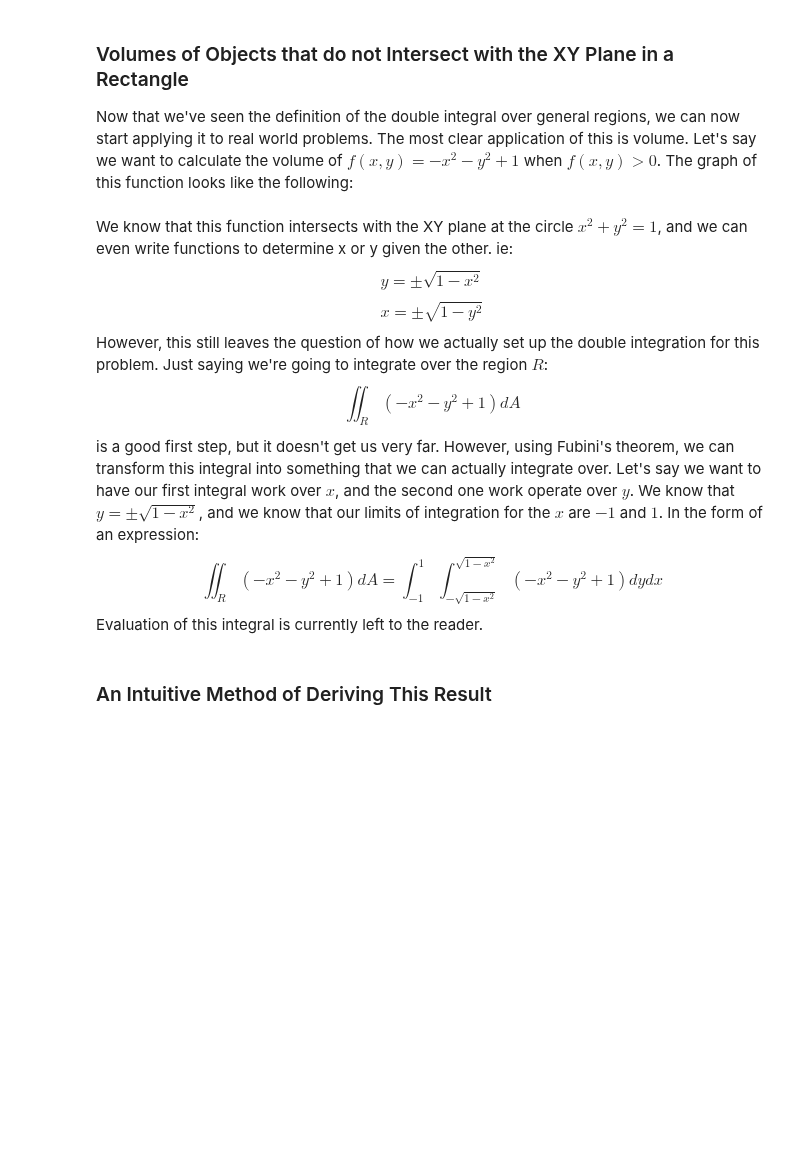
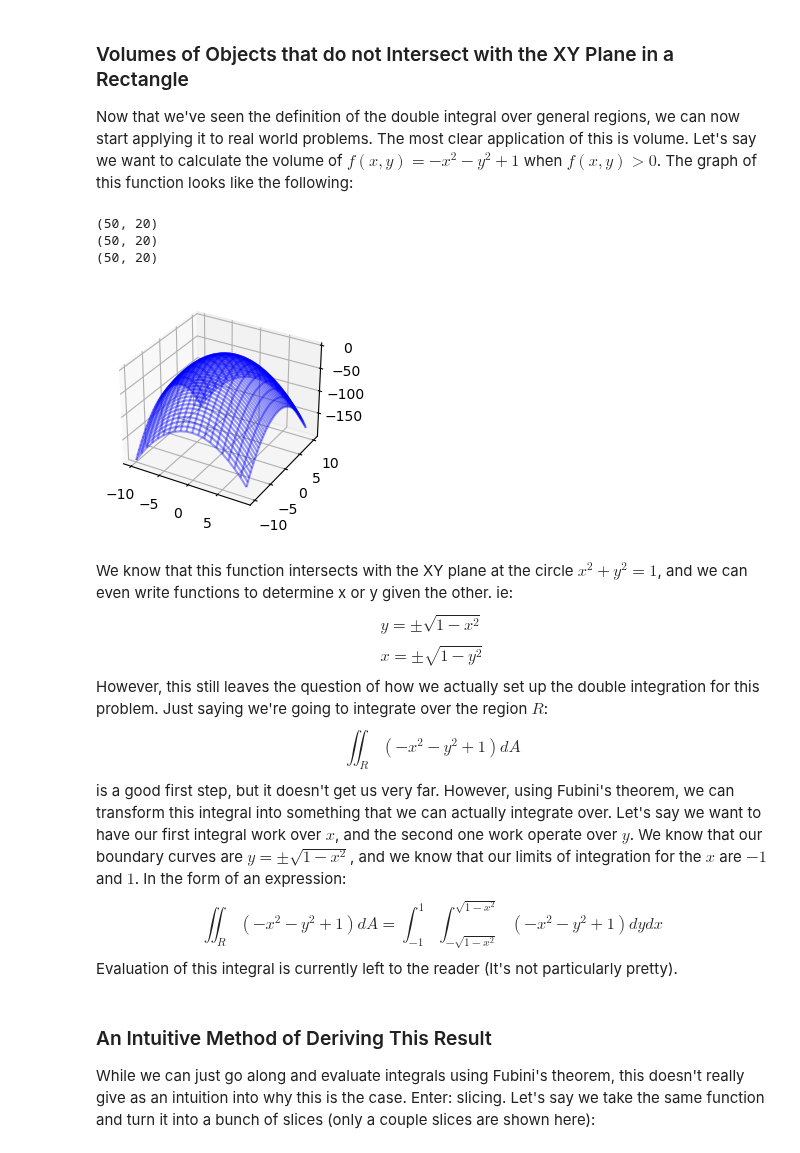
Before and after one commit to boomanaiden154/Notes, a Jupyter notebook: Math/Calculus/Notebooks/double_integration_general_regions.ipynb, the cells around one changed output. Cells and saved outputs as stored; diff of their text form; code cells hidden in the pictures; blank space fills up the shorter version.

Commit message:
Finished up notes on double integration over general regions

```diff
--- a/Math/Calculus/Notebooks/double_integration_general_regions.ipynb
+++ b/Math/Calculus/Notebooks/double_integration_general_regions.ipynb
@@ -51,14 +53,36 @@ The double integral over $f(x,y)$ is equal to both of these formulas, which can
 Now that we've seen the definition of the double integral over general regions, we can now start applying it to real world problems. The most clear application of this is volume. Let's say we want to calculate the volume of $f(x,y)=-x^2-y^2+1$ when $f(x,y)>0$. The graph of this function looks like the following:
 # %%
 # Matplotlib code to draw the function above
+import numpy
+
+x = numpy.arange(-10, 10)
+y = numpy.linspace(-10, 10)
+
+x, y = numpy.meshgrid(x, y)
+
+zlambda = lambda x, y: -(x ** 2) - (y ** 2) + 1
+zfun = numpy.vectorize(zlambda)
+
+z = zfun(x,y)
+
+fig = pyplot.figure()
+ax = fig.add_subplot(1, 2, 1, projection='3d')
+ax.plot_wireframe(x, y, z, color='b', alpha=0.4)
+fig.show()
+# %% [output]
+(50, 20)
+(50, 20)
+(50, 20)
+[figure, added]
 # %% [markdown]
 We know that this function intersects with the XY plane at the circle $x^2+y^2=1$, and we can even write functions to determine x or y given the other. ie:
 $$y=\pm \sqrt{1-x^2}$$
 $$x=\pm \sqrt{1-y^2}$$
 However, this still leaves the question of how we actually set up the double integration for this problem. Just saying we're going to integrate over the region $R$:
 $$\iint_{R}(-x^2-y^2+1)dA$$
-is a good first step, but it doesn't get us very far. However, using Fubini's theorem, we can transform this integral into something that we can actually integrate over. Let's say we want to have our first integral work over $x$, and the second one work operate over $y$. We know that $y = \pm \sqrt{1-x^2}$, and we know that our limits of integration for the $x$ are $-1$ and $1$. In the form of an expression:
+is a good first step, but it doesn't get us very far. However, using Fubini's theorem, we can transform this integral into something that we can actually integrate over. Let's say we want to have our first integral work over $x$, and the second one work operate over $y$. We know that our boundary curves are $y = \pm \sqrt{1-x^2}$, and we know that our limits of integration for the $x$ are $-1$ and $1$. In the form of an expression:
 $$\iint_{R}(-x^2-y^2+1)dA=\int_{-1}^{1}\int_{-\sqrt{1-x^2}}^{\sqrt{1-x^2}}(-x^2-y^2+1)dydx$$
-Evaluation of this integral is currently left to the reader.
+Evaluation of this integral is currently left to the reader (It's not particularly pretty).
 # %% [markdown]
 ### An Intuitive Method of Deriving This Result
+While we can just go along and evaluate integrals using Fubini's theorem, this doesn't really give as an intuition into why this is the case. Enter: slicing. Let's say we take the same function and turn it into a bunch of slices (only a couple slices are shown here):
```
Also changed, not shown: parts of 11 cells of this notebook.
